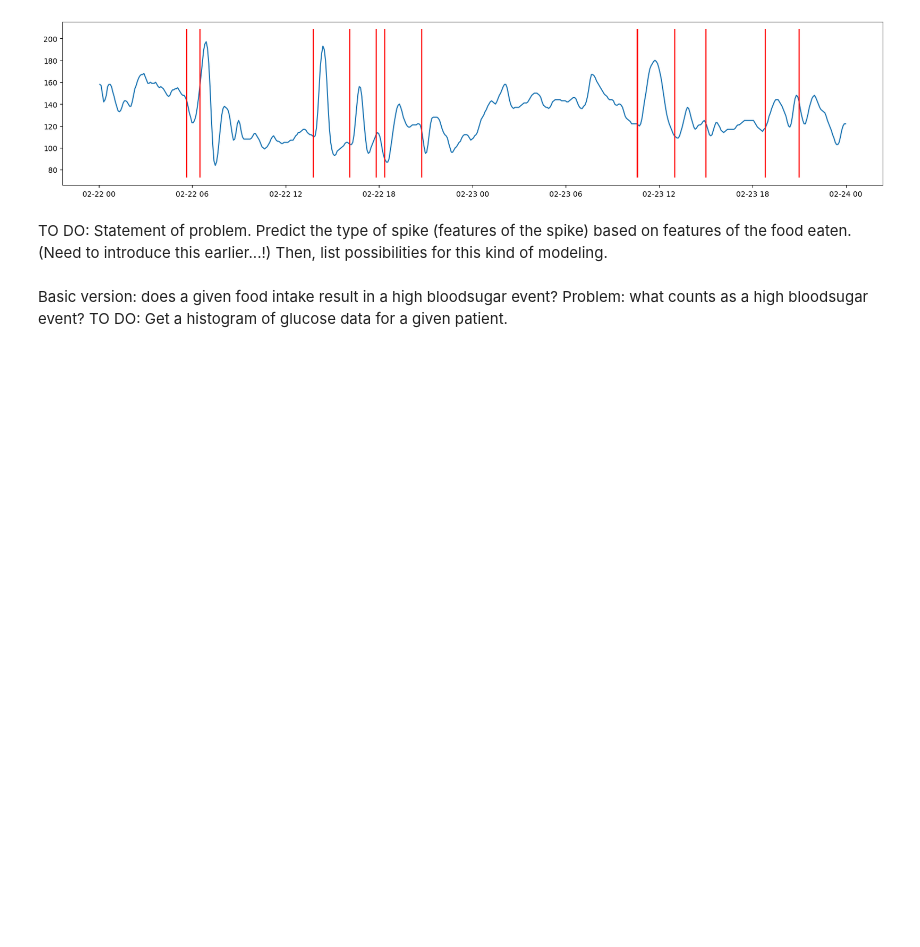
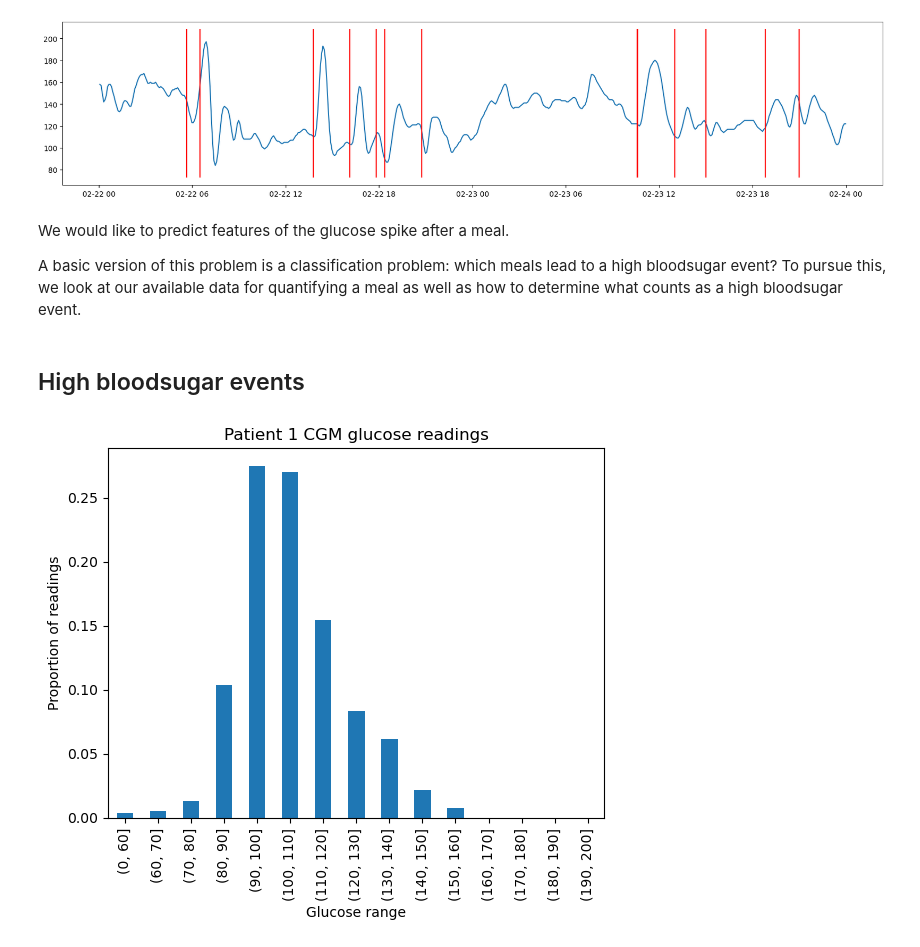
Before and after one commit to NoahGillespie/CGM, a Jupyter notebook: EDA.ipynb, the cells around one changed output. Cells and saved outputs as stored; diff of their text form; code cells hidden in the pictures; blank space fills up the shorter version.

```diff
--- a/EDA.ipynb
+++ b/EDA.ipynb
@@ -157,9 +155,20 @@ plot_series_with_food(data[2].glu, data[2].food, '2020-02-22', '2020-02-23')
 Patient 2 HbA1C: 5.6
 Data available from 2020-02-21 11:08:36 to 2020-02-29 09:38:24
 [figure]
-# %% [markdown]
-TO DO: Statement of problem. Predict the type of spike (features of the spike) based on features of the food eaten. (Need to introduce this earlier...!) Then, list possibilities for this kind of modeling.
-# %% [markdown]
-Basic version: does a given food intake result in a high bloodsugar event?
-Problem: what counts as a high bloodsugar event?
-TO DO: Get a histogram of glucose data for a given patient.
+# %% [markdown]
+We would like to predict features of the glucose spike after a meal.
+
+A basic version of this problem is a classification problem: which meals lead to a high bloodsugar event? To pursue this, we look at our available data for quantifying a meal as well as how to determine what counts as a high bloodsugar event.
+# %% [markdown]
+## High bloodsugar events
+# %%
+# Histogram of glucose readings for Patient 1
+bins = pd.IntervalIndex.from_tuples([(0,60),(60,70),(70,80),(80,90),(90,100),(100,110),(110,120),(120,130),(130,140),(140,150),(150,160),(160,170),(170,180),(180,190),(190,200)])
+pd.cut(data[1].glu['glucose'],bins).value_counts(normalize=True).sort_index().plot.bar()
+plt.title('Patient 1 CGM glucose readings')
+plt.xlabel("Glucose range");
+plt.ylabel("Proportion of readings");
+
+plt.show()
+# %% [output]
+[figure, added]
```
Also changed, not shown: parts of 4 cells of this notebook.
